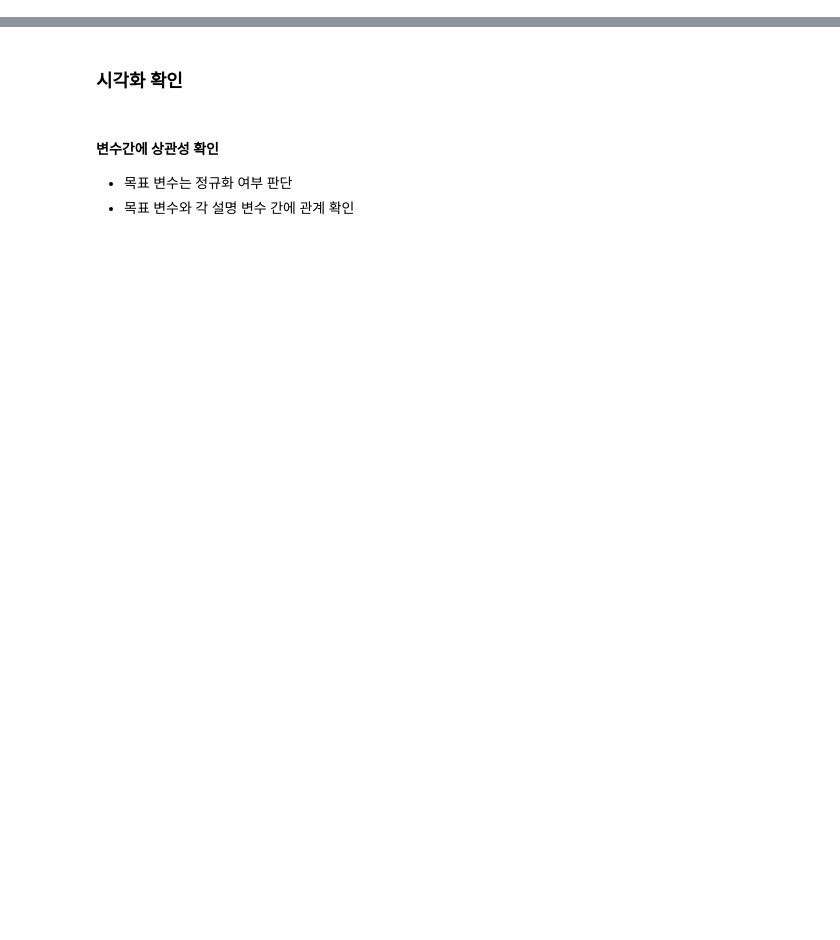
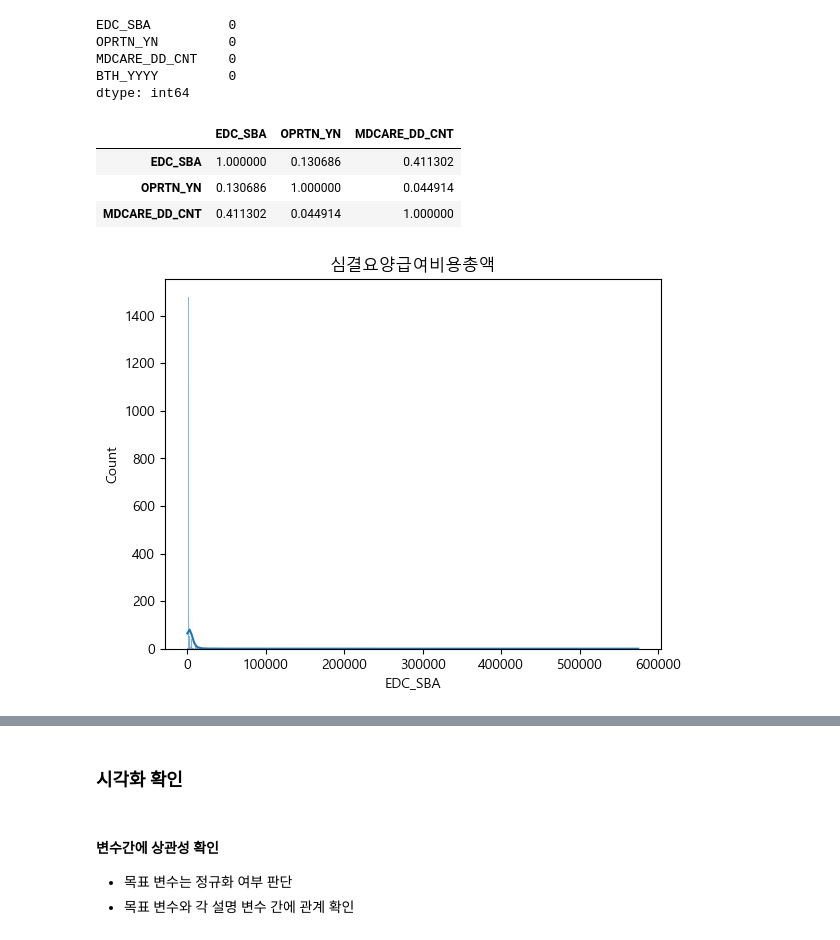
Before and after one commit to hhyowon/toy_data_analysis, a Jupyter notebook: Join_Collection_BND_M20/EDA/Join_Collection_BND_M20_EDA_hyo.ipynb, the cells around one changed output, grey strips where cells are left out. Drawn from its saved outputs; the diff is of its cells as text; code cells hidden in the pictures; blank space fills up the shorter version.

```diff
--- a/Join_Collection_BND_M20/EDA/Join_Collection_BND_M20_EDA_hyo.ipynb
+++ b/Join_Collection_BND_M20/EDA/Join_Collection_BND_M20_EDA_hyo.ipynb
@@ -49,0 +24,3 @@ df_I10_h.corr()
+# %%
+df_I10_h = df_I10[['EDC_SBA','OPRTN_YN','MDCARE_DD_CNT','BTH_YYYY']]
+df_I10_h  #분석할 컬럼들만 추출
@@ -50,4 +55,22 @@ df_I10_h.corr()
+# %%
+df_I10_h.isnull().sum()   #데이터 전처리
+# %% [output]
+EDC_SBA          0
+OPRTN_YN         0
+MDCARE_DD_CNT    0
+BTH_YYYY         0
+dtype: int64
+# %%
+df_I10_h.corr() # 상관 계수 계산
+# %% [output]
+|  | EDC_SBA | OPRTN_YN | MDCARE_DD_CNT |
+| EDC_SBA | 1.000000 | 0.130686 | 0.411302 |
+| OPRTN_YN | 0.130686 | 1.000000 | 0.044914 |
+| MDCARE_DD_CNT | 0.411302 | 0.044914 | 1.000000 |
 # %%
-sns.histplot(data=df_I10_h , x='MDCARE_STRT_DT',kde=True)
+sns.histplot(data=df_I10_h , x='EDC_SBA',kde=True)
+plt.title("심결요양급여비용총액")
 plt.show()
+# %% [output]
+[figure, added]
 # %%
```
Also changed, not shown: parts of 29 cells of this notebook, 6 other files.
